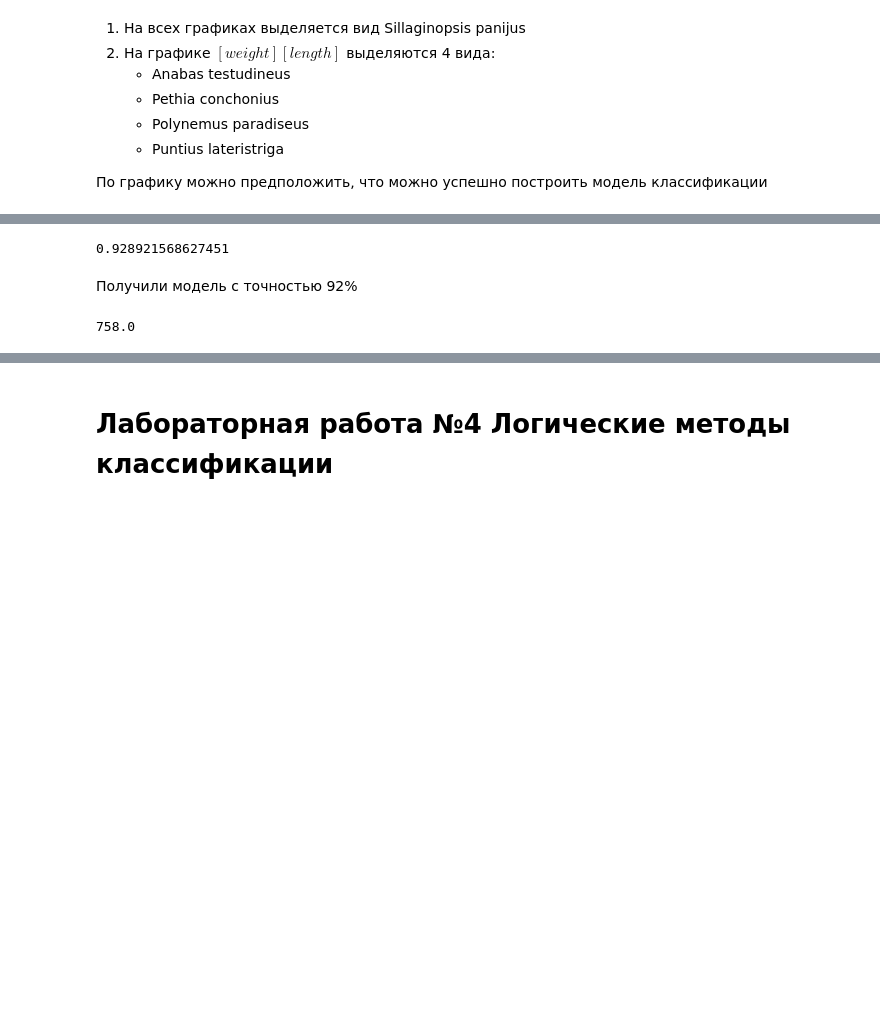
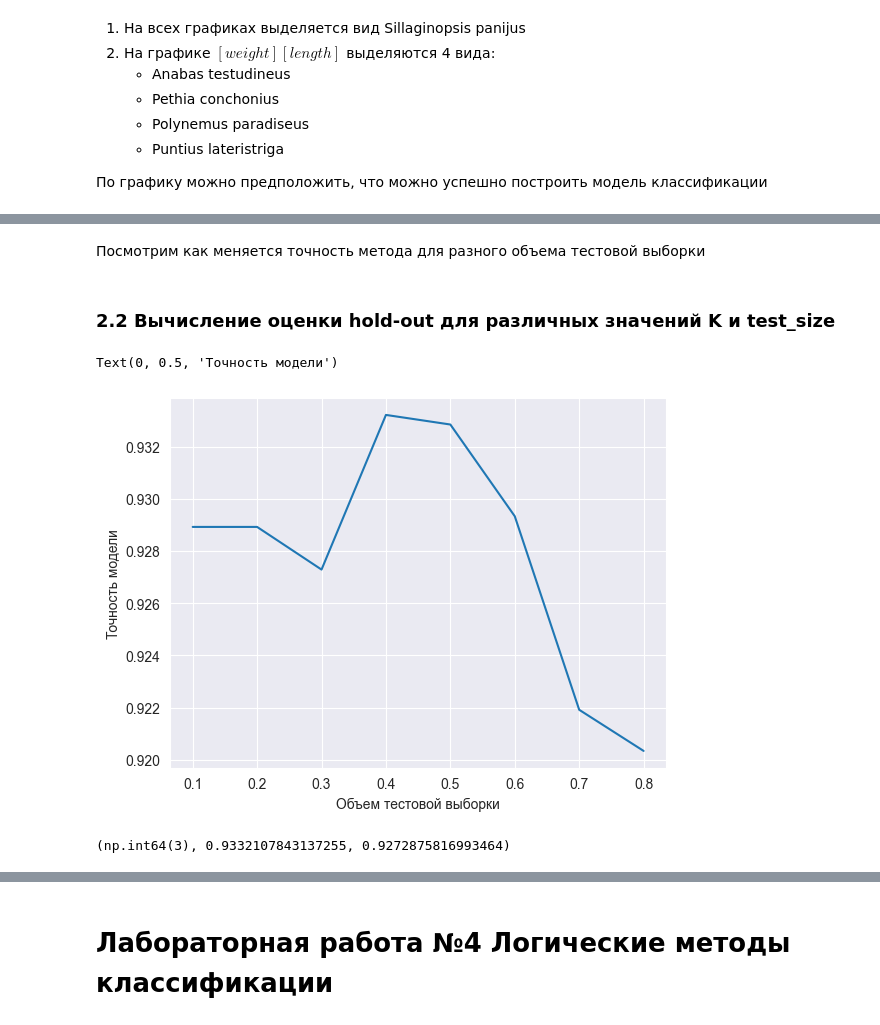
Before and after one commit to Shkuratova/CFA, a Jupyter notebook: Lab3-4/Lab3-4.ipynb, the cells around one changed output, grey strips where cells are left out. Cells and saved outputs as stored; diff of their text form; code cells hidden in the pictures; blank space fills up the shorter version.

```diff
--- a/Lab3-4/Lab3-4.ipynb
+++ b/Lab3-4/Lab3-4.ipynb
@@ -69,25 +72,40 @@ from sklearn.neighbors import KNeighborsClassifier
 from sklearn.metrics import accuracy_score
 from sklearn.model_selection import train_test_split
 
-lst = df.columns.values
-X_train, X_holdout, y_train, y_holdout =\
+
+def hold_out(test_sz=0.3, k=5):
+    X_train, X_holdout, y_train, y_holdout =\
     train_test_split(
                     df.iloc[:, 1:],
                     df['species'],
-                    test_size=0.2,
+                    test_size=test_sz,
                     random_state=10
     )
-knn = KNeighborsClassifier(n_neighbors=5)
-knn.fit(X_train, y_train)
-knn_pred = knn.predict(X_holdout)
-accur = accuracy_score(y_holdout, knn_pred)
-accur
+    knn = KNeighborsClassifier(n_neighbors=k)
+    knn.fit(X_train, y_train)
+    # Оценка точности hold-out
+    knn_pred = knn.predict(X_holdout)
+    accur = accuracy_score(y_holdout, knn_pred)
+    return accur
-# %% [output]
-0.928921568627451
-# %% [markdown]
-Получили модель с точностью 92%
-# %%
-accur_count = accuracy_score(y_holdout, knn_pred, normalize=False)
-accur_count
-# %% [output]
-758.0
+# %% [markdown]
+Посмотрим как меняется точность метода для разного объема тестовой выборки
+# %% [markdown]
+### 2.2 Вычисление оценки hold-out для различных значений K и test_size
+# %%
+import numpy as np
+accur = []
+test_size = np.array([i/10 for i in range(1, 9)])
+for i in test_size:
+        accur.append(hold_out(test_sz=i))
+plt.plot(test_size, accur)
+plt.xlabel('Объем тестовой выборки')
+plt.ylabel('Точность модели')
+# %% [output]
+Text(0, 0.5, 'Точность модели')
+[figure, added]
+# %%
+max_idx = np.argmax(accur)
+
+max_idx, accur[max_idx], accur[2]
+# %% [output]
+(np.int64(3), 0.9332107843137255, 0.9272875816993464)
```
Also changed, not shown: parts of 27 cells of this notebook.
